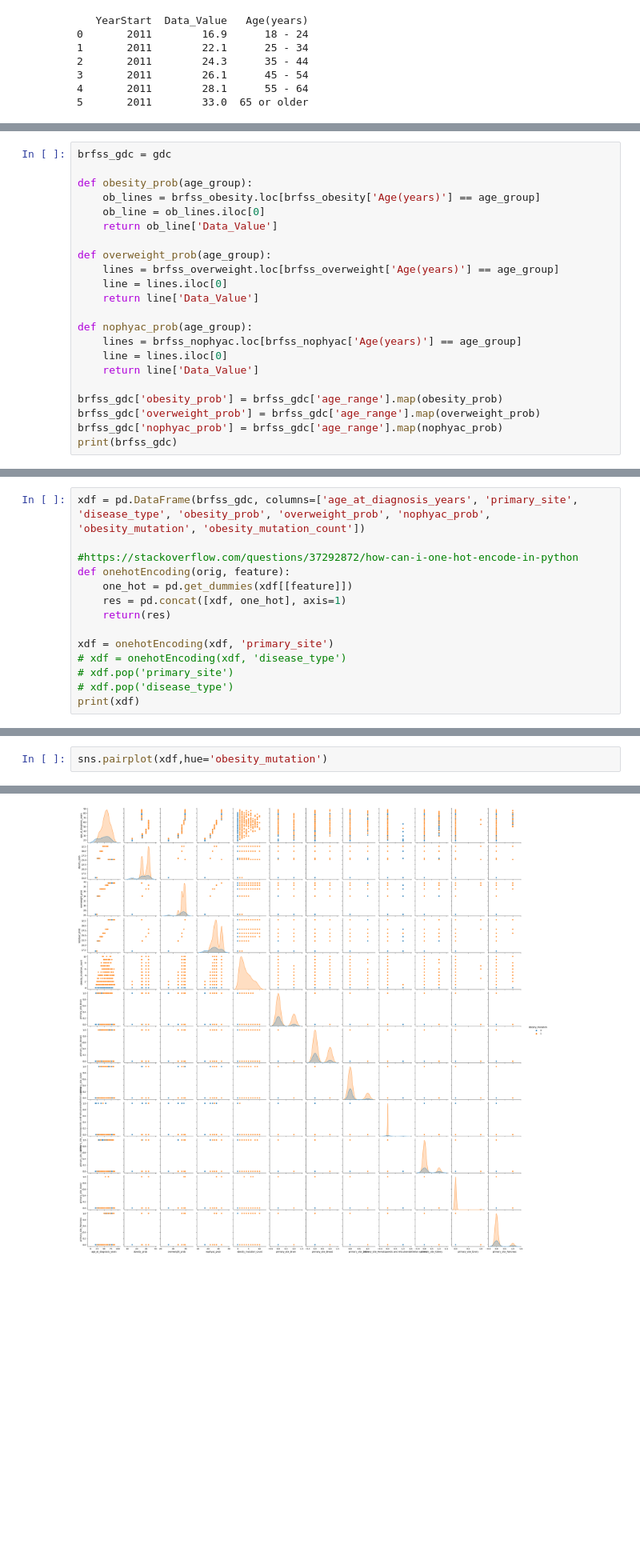
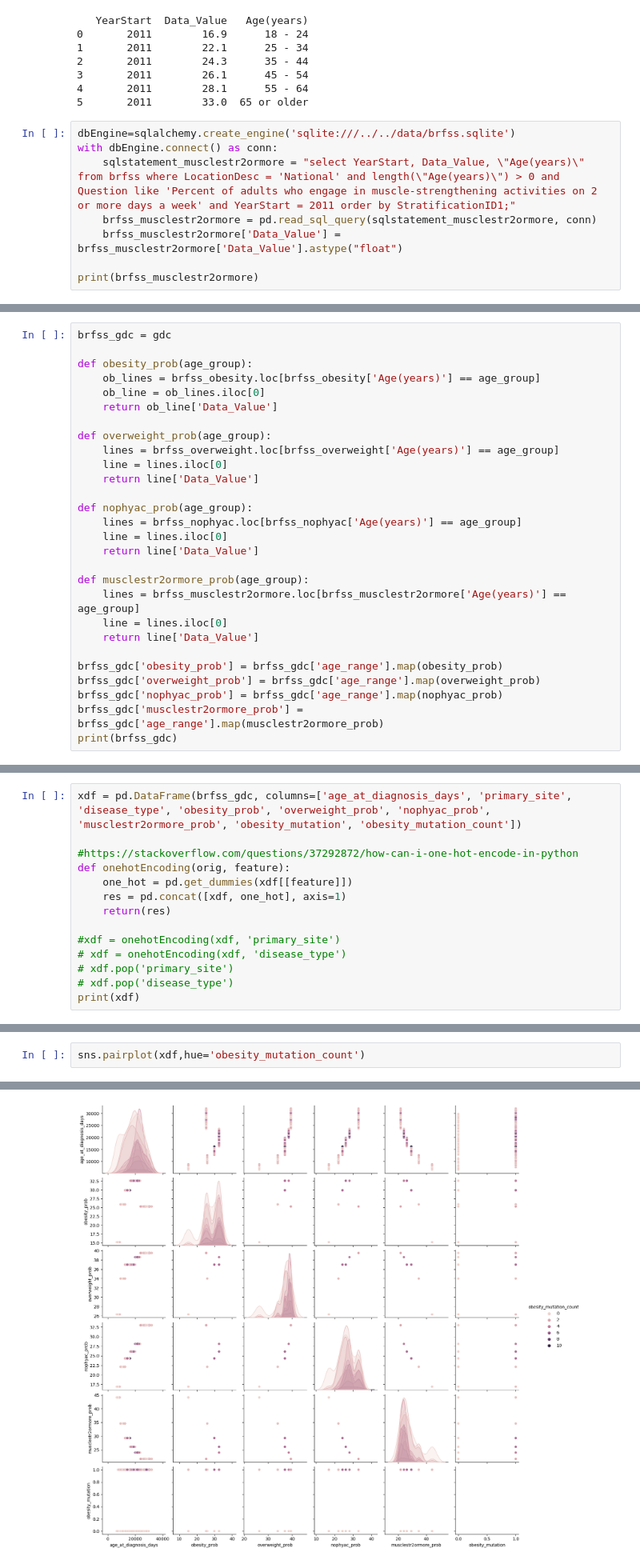
Before and after one commit to nilapalin/made-template, a Jupyter notebook: project/data/brfss_gdc_graphs.ipynb, the cells around one changed output, grey strips where cells are left out. Shown: that part at 80% size. Drawn from its saved outputs; the diff is of its cells as text; blank space fills up the shorter version.

Commit message:
project: added musclestr2ormore, logistic regression with roc curve

```diff
--- a/project/data/brfss_gdc_graphs.ipynb
+++ b/project/data/brfss_gdc_graphs.ipynb
@@ -106,3 +106,11 @@ print(brfss_nophyac)
 3       2011        26.1      45 - 54
 4       2011        28.1      55 - 64
 5       2011        33.0  65 or older
+# %%
+dbEngine=sqlalchemy.create_engine('sqlite:///../../data/brfss.sqlite')
+with dbEngine.connect() as conn:
+    sqlstatement_musclestr2ormore = "select YearStart, Data_Value, \"Age(years)\"  from brfss where LocationDesc = 'National' and length(\"Age(years)\") > 0 and Question like 'Percent of adults who engage in muscle-strengthening activities on 2 or more days a week' and YearStart = 2011 order by StratificationID1;"
+    brfss_musclestr2ormore = pd.read_sql_query(sqlstatement_musclestr2ormore, conn)
+    brfss_musclestr2ormore['Data_Value'] = brfss_musclestr2ormore['Data_Value'].astype("float")
+
+print(brfss_musclestr2ormore)
@@ -124,9 +140,15 @@ def nophyac_prob(age_group):
     line = lines.iloc[0]
     return line['Data_Value']
 
+def musclestr2ormore_prob(age_group):
+    lines = brfss_musclestr2ormore.loc[brfss_musclestr2ormore['Age(years)'] == age_group]
+    line = lines.iloc[0]
+    return line['Data_Value']
+
 brfss_gdc['obesity_prob'] = brfss_gdc['age_range'].map(obesity_prob)
 brfss_gdc['overweight_prob'] = brfss_gdc['age_range'].map(overweight_prob)
 brfss_gdc['nophyac_prob'] = brfss_gdc['age_range'].map(nophyac_prob)
+brfss_gdc['musclestr2ormore_prob'] = brfss_gdc['age_range'].map(musclestr2ormore_prob)
 print(brfss_gdc)
 # %% [output]
                                                case_id  year_of_diagnosis  \
@@ -149,5 +171,5 @@ print(brfss_gdc)
 # %%
-xdf = pd.DataFrame(brfss_gdc, columns=['age_at_diagnosis_years', 'primary_site', 'disease_type', 'obesity_prob', 'overweight_prob', 'nophyac_prob', 'obesity_mutation', 'obesity_mutation_count'])
+xdf = pd.DataFrame(brfss_gdc, columns=['age_at_diagnosis_days', 'primary_site', 'disease_type', 'obesity_prob', 'overweight_prob', 'nophyac_prob', 'musclestr2ormore_prob', 'obesity_mutation', 'obesity_mutation_count'])
 
 #https://stackoverflow.com/questions/37292872/how-can-i-one-hot-encode-in-python
 def onehotEncoding(orig, feature):
@@ -155,7 +177,7 @@ def onehotEncoding(orig, feature):
     res = pd.concat([xdf, one_hot], axis=1)
     return(res)
 
-xdf = onehotEncoding(xdf, 'primary_site')
+#xdf = onehotEncoding(xdf, 'primary_site')
 # xdf = onehotEncoding(xdf, 'disease_type')
 # xdf.pop('primary_site')
 # xdf.pop('disease_type')
@@ -202,7 +224,7 @@ sns.catplot(data=brfss_gdc, x='obesity_mutation_count', y='age_range', kind='vio
 <seaborn.axisgrid.FacetGrid at 0x...>
 [figure]
 # %%
-sns.pairplot(xdf,hue='obesity_mutation')
+sns.pairplot(xdf,hue='obesity_mutation_count')
 # %% [output]
 <seaborn.axisgrid.PairGrid at 0x...>
-[figure, old version]
+[figure, new version]
```
Also changed, not shown: parts of 3 cells of this notebook, 1 other file.
